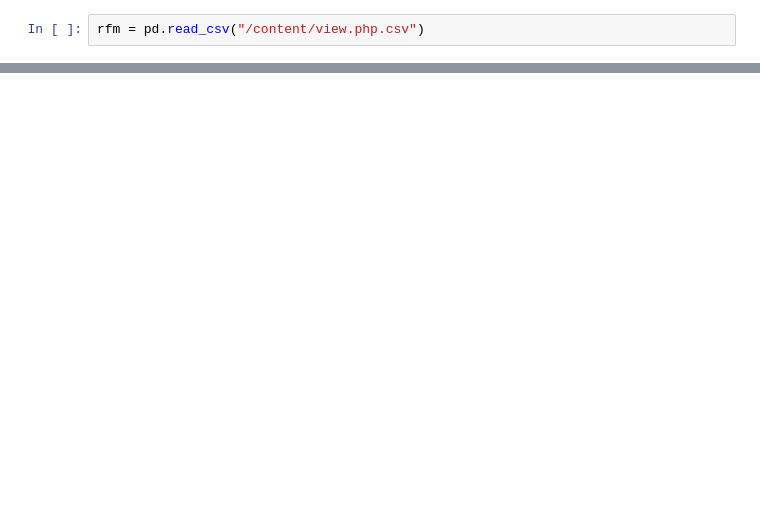
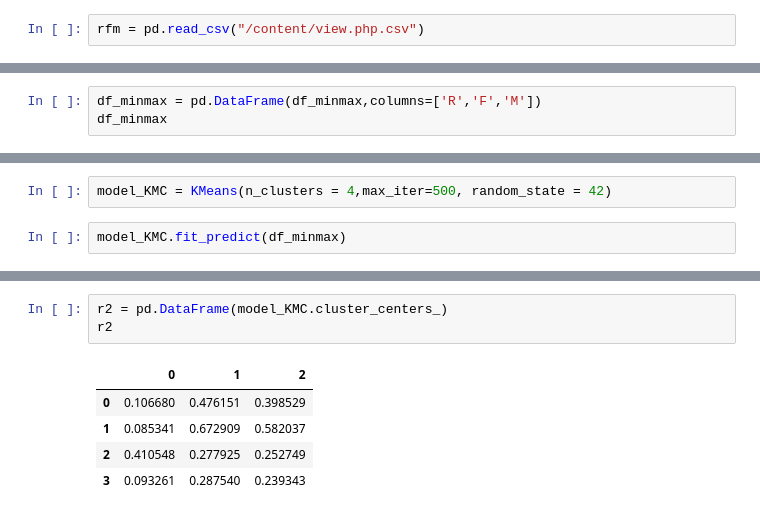
Before and after one commit to jp05451/RFM, a Jupyter notebook: RFM.ipynb, the cells around one changed output, grey strips where cells are left out. Saved outputs shown, nothing was run; the diff lists cells and outputs as text; blank space fills up the shorter version.

```diff
--- a/RFM.ipynb
+++ b/RFM.ipynb
@@ -38,0 +21,3 @@ rfm.describe()
+# %%
+df_minmax = pd.DataFrame(df_minmax,columns=['R','F','M'])
+df_minmax
@@ -38,0 +38,4 @@ rfm.describe()
+# %%
+model_KMC = KMeans(n_clusters = 4,max_iter=500, random_state = 42)
+# %%
+model_KMC.fit_predict(df_minmax)
@@ -38,0 +69,9 @@ rfm.describe()
+# %%
+r2 = pd.DataFrame(model_KMC.cluster_centers_)
+r2
+# %% [output]
+|  | 0 | 1 | 2 |
+| 0 | 0.106680 | 0.476151 | 0.398529 |
+| 1 | 0.085341 | 0.672909 | 0.582037 |
+| 2 | 0.410548 | 0.277925 | 0.252749 |
+| 3 | 0.093261 | 0.287540 | 0.239343 |
```
Also changed, not shown: parts of 13 cells of this notebook.
